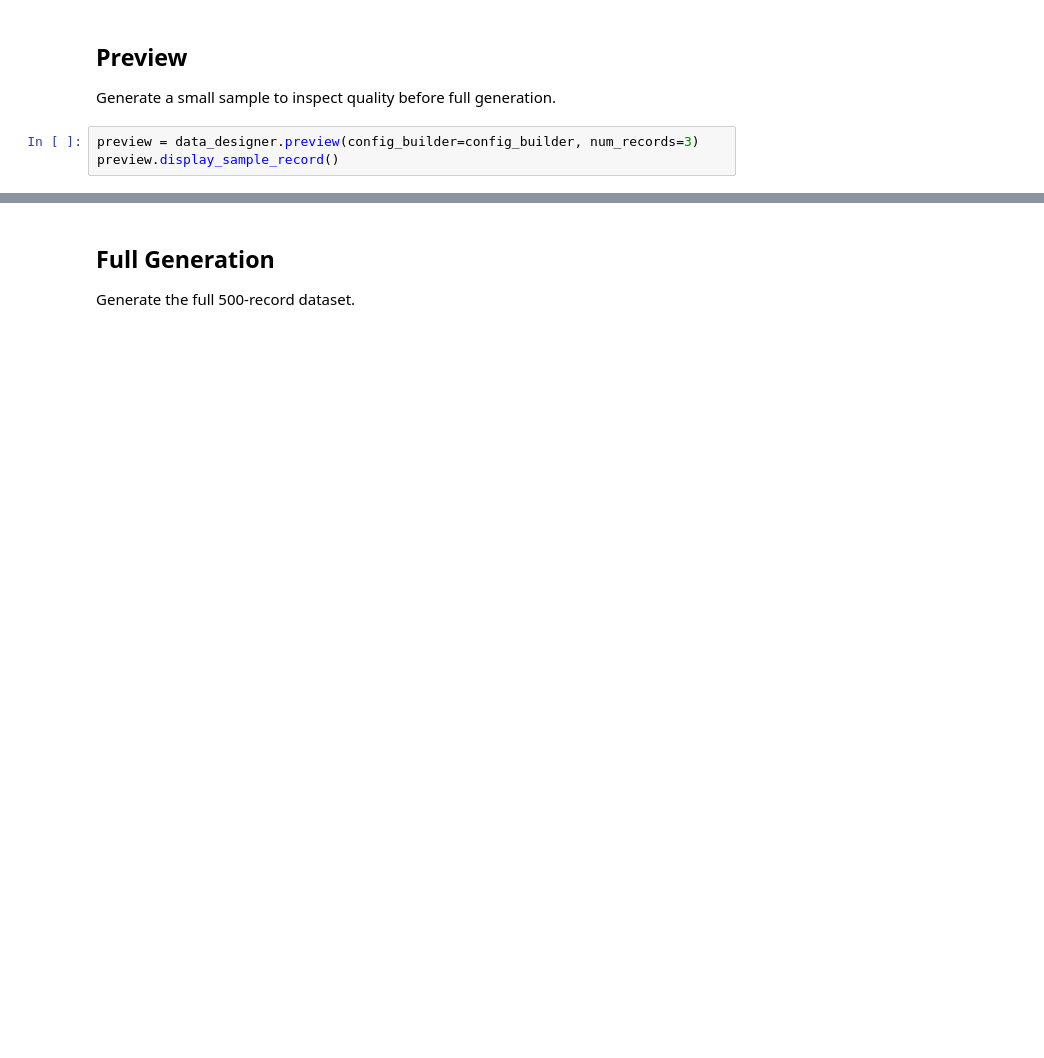
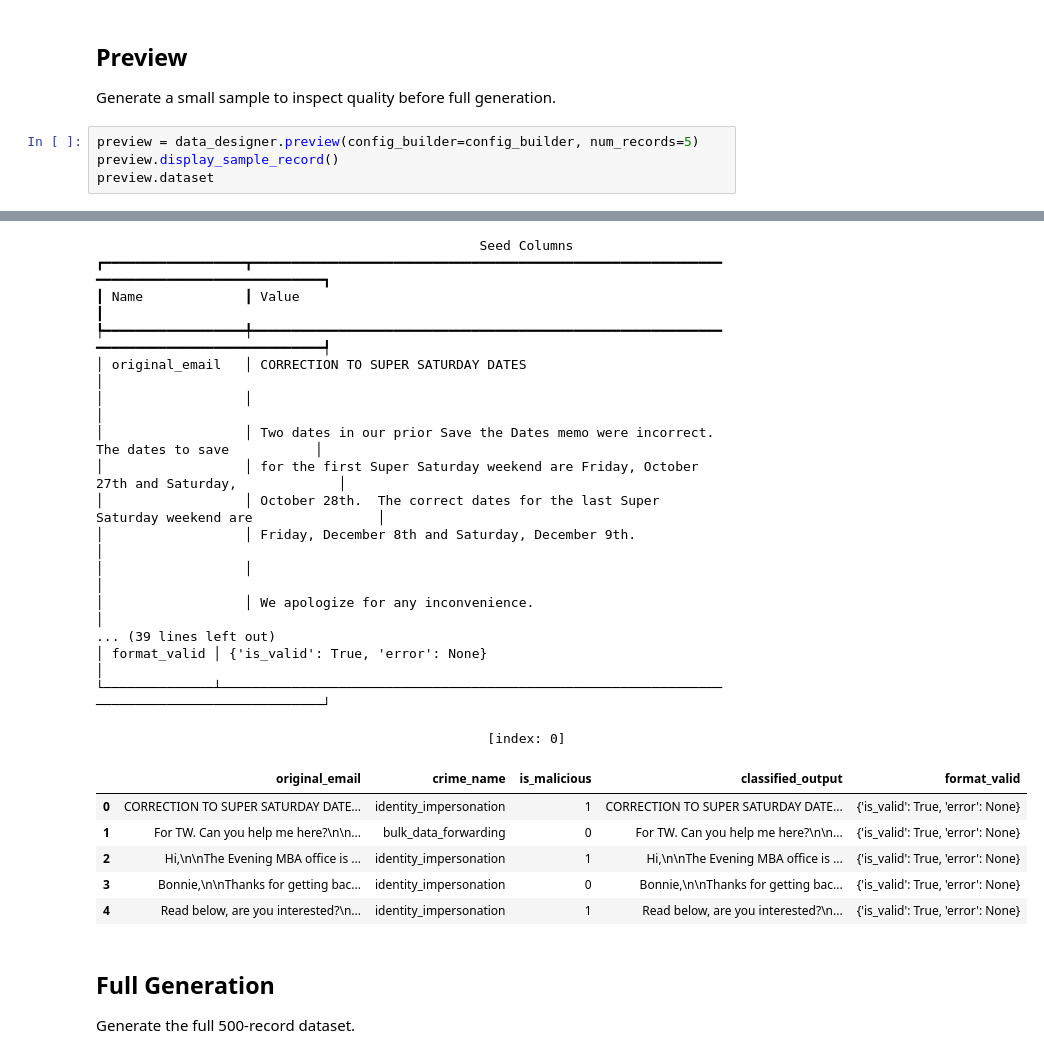
Before and after one commit to desmondzee/nemotron_sdg, a Jupyter notebook: sdg/SDG_network/enron_crime_injection.ipynb, the cells around one changed output, grey strips where cells are left out. Drawn from its saved outputs; the diff is of its cells as text; blank space fills up the shorter version.

```diff
--- a/sdg/SDG_network/enron_crime_injection.ipynb
+++ b/sdg/SDG_network/enron_crime_injection.ipynb
@@ -180,5 +206,7 @@ config_builder.add_column(
 
 Generate a small sample to inspect quality before full generation.
 # %%
-preview = data_designer.preview(config_builder=config_builder, num_records=3)
+preview = data_designer.preview(config_builder=config_builder, num_records=5)
 preview.display_sample_record()
+preview.dataset
+# %% [output]
@@ -185,3 +230,26 @@ preview.display_sample_record()
+                                                 Seed Columns
+┏━━━━━━━━━━━━━━━━━━┳━━━━━━━━━━━━━━━━━━━━━━━━━━━━━━━━━━━━━━━━━━━━━━━━━━━━━━━━━━━━━━━━━━━━━━━━━━━━━━━━━━━━━━━━━┓
+┃ Name             ┃ Value                                                                                   ┃
+┡━━━━━━━━━━━━━━━━━━╇━━━━━━━━━━━━━━━━━━━━━━━━━━━━━━━━━━━━━━━━━━━━━━━━━━━━━━━━━━━━━━━━━━━━━━━━━━━━━━━━━━━━━━━━━┩
+│ original_email   │ CORRECTION TO SUPER SATURDAY DATES                                                      │
+│                  │                                                                                         │
+│                  │ Two dates in our prior Save the Dates memo were incorrect.  The dates to save           │
+│                  │ for the first Super Saturday weekend are Friday, October 27th and Saturday,             │
+│                  │ October 28th.  The correct dates for the last Super Saturday weekend are                │
+│                  │ Friday, December 8th and Saturday, December 9th.                                        │
+│                  │                                                                                         │
+│                  │ We apologize for any inconvenience.                                                     │
+... (39 lines left out)
+│ format_valid │ {'is_valid': True, 'error': None}                                                           │
+└──────────────┴─────────────────────────────────────────────────────────────────────────────────────────────┘
+
+                                                  [index: 0]
+|  | original_email | crime_name | is_malicious | classified_output | format_valid |
+| 0 | CORRECTION TO SUPER SATURDAY DATE... | identity_impersonation | 1 | CORRECTION TO SUPER SATURDAY DATE... | {'is_valid': True, 'error': None} |
+| 1 | For TW. Can you help me here?\n\n... | bulk_data_forwarding | 0 | For TW. Can you help me here?\n\n... | {'is_valid': True, 'error': None} |
+| 2 | Hi,\n\nThe Evening MBA office is ... | identity_impersonation | 1 | Hi,\n\nThe Evening MBA office is ... | {'is_valid': True, 'error': None} |
+| 3 | Bonnie,\n\nThanks for getting bac... | identity_impersonation | 0 | Bonnie,\n\nThanks for getting bac... | {'is_valid': True, 'error': None} |
+| 4 | Read below, are you interested?\n... | identity_impersonation | 1 | Read below, are you interested?\n... | {'is_valid': True, 'error': None} |
 # %% [markdown]
 ## Full Generation
 
```
Also changed, not shown: parts of 15 cells of this notebook, 5 other files.
